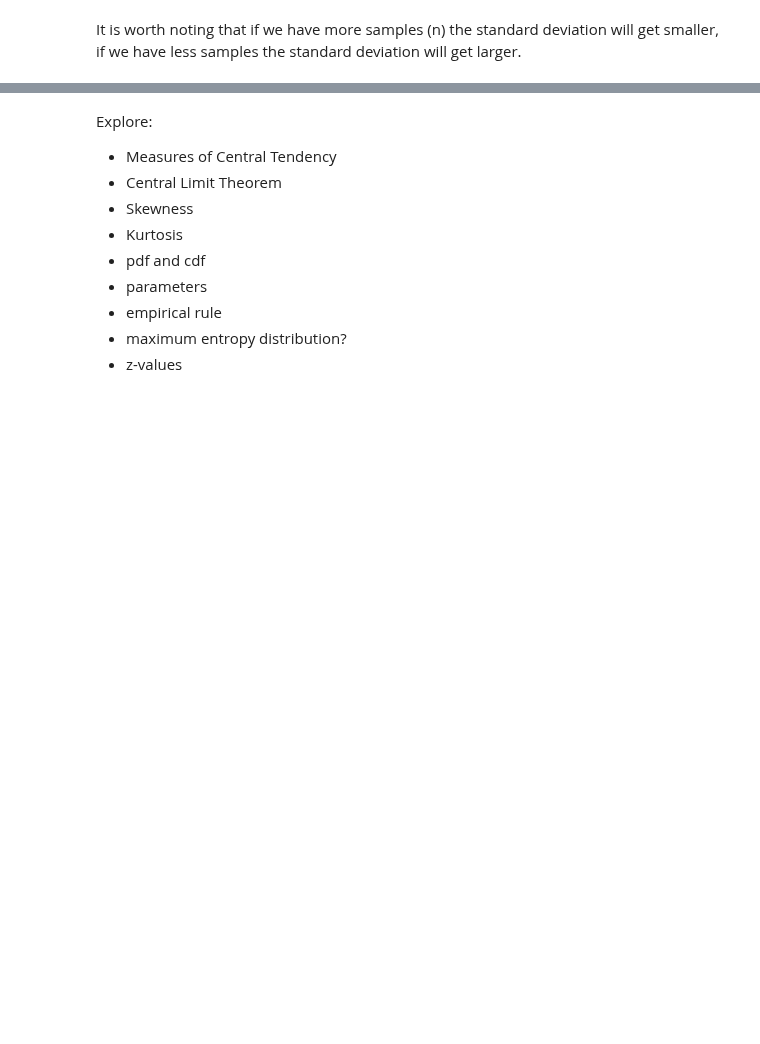
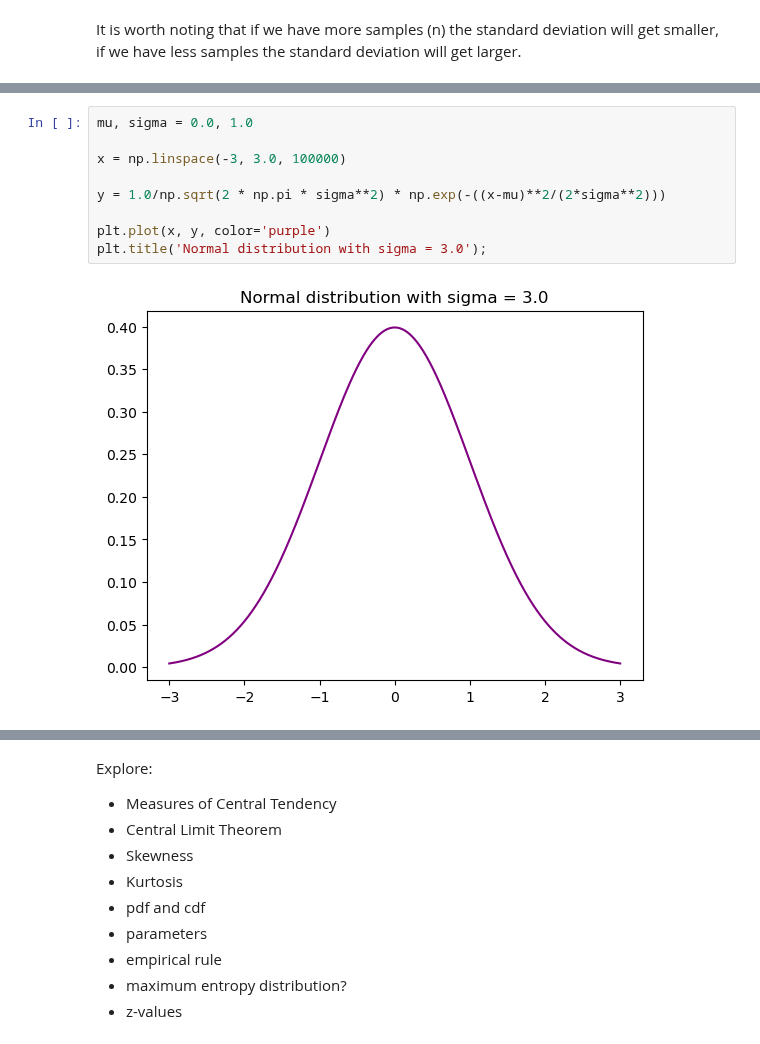
Before and after one commit to Tanja888/funddata-assessment, a Jupyter notebook: normal-distribution.ipynb, the cells around one changed output, grey strips where cells are left out. Saved outputs shown, nothing was run; the diff lists cells and outputs as text; blank space fills up the shorter version.

Commit message:
Plotting the ditribution to show the empirical rule

```diff
--- a/normal-distribution.ipynb
+++ b/normal-distribution.ipynb
@@ -121,0 +131,11 @@ It is worth noting that if we have more samples (n) the standard deviation will
+# %%
+mu, sigma = 0.0, 1.0
+
+x = np.linspace(-3, 3.0, 100000)
+
+y = 1.0/np.sqrt(2 * np.pi * sigma**2) * np.exp(-((x-mu)**2/(2*sigma**2)))
+
+plt.plot(x, y, color='purple')
+plt.title('Normal distribution with sigma = 3.0');
+# %% [output]
+[figure, added]
```
Also changed, not shown: parts of 12 cells of this notebook.
